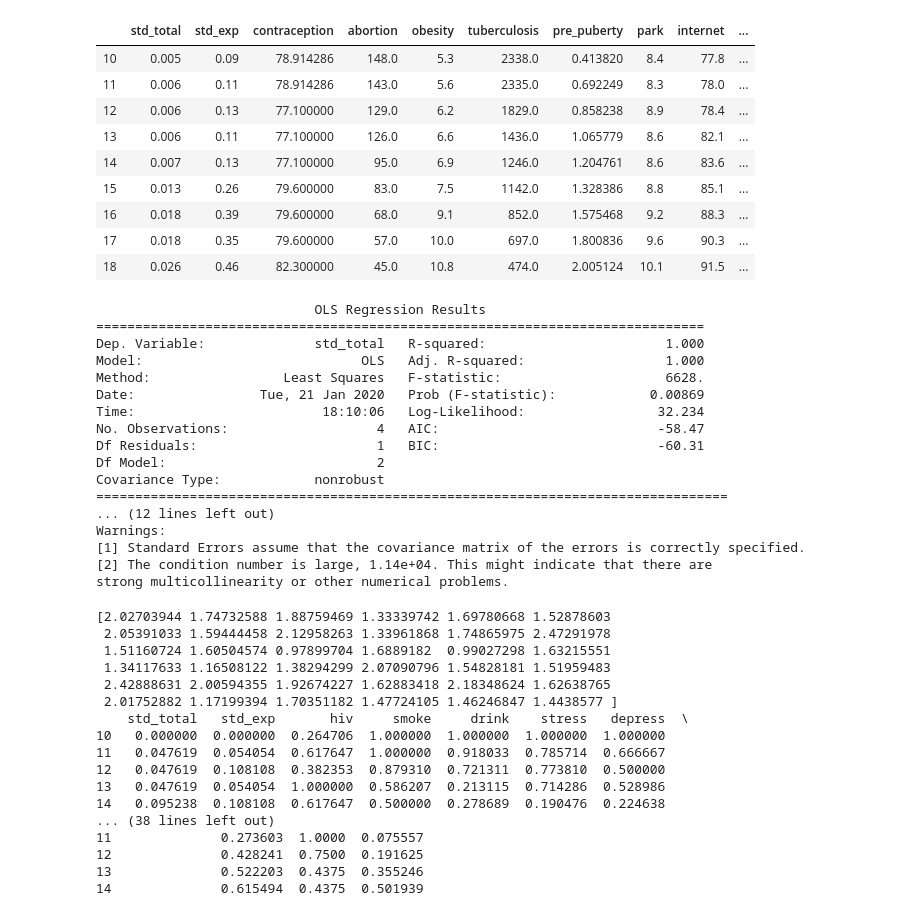
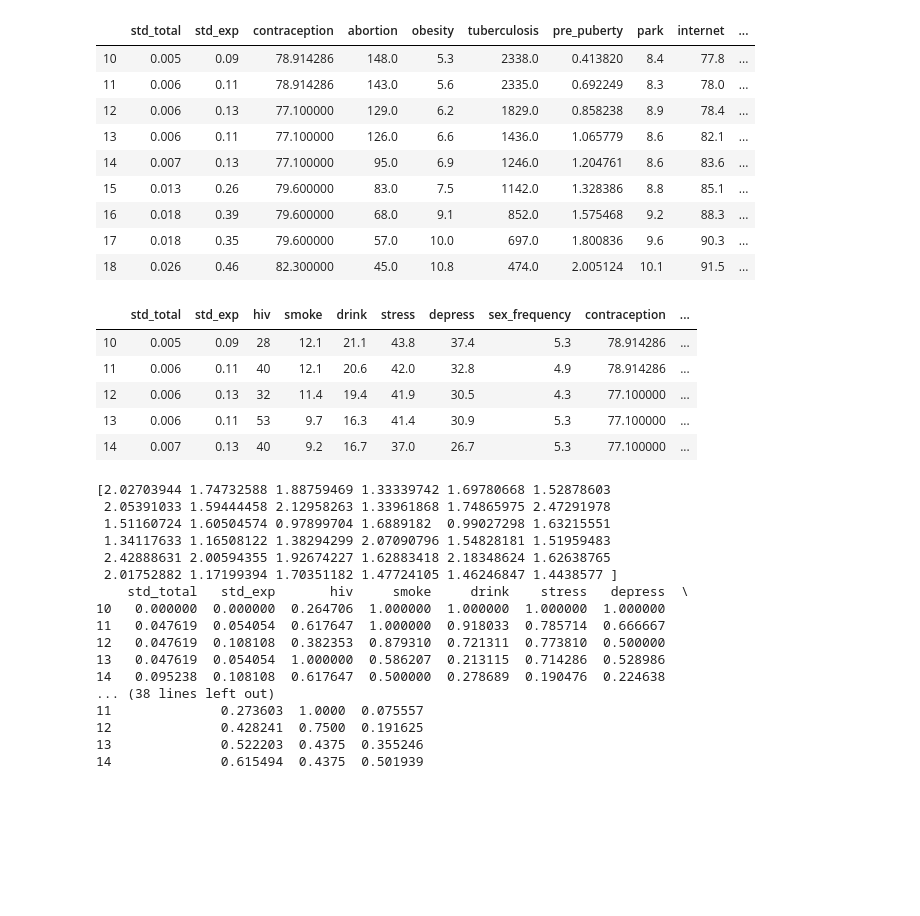
Before and after one commit to ParkJuEun95412/STD_Cause_Analysis, a Jupyter notebook: project(주은-전처리).ipynb, the cells around one changed output. Cells and saved outputs as stored; diff of their text form; code cells hidden in the pictures; blank space fills up the shorter version.

```diff
--- a/project(주은-전처리).ipynb
+++ b/project(주은-전처리).ipynb
@@ -189,40 +189,18 @@ df_ext
 | 16 | 0.018 | 0.39 | 79.600000 | 68.0 | 9.1 | 852.0 | 1.575468 | 9.2 | 88.3 | ... |
 | 17 | 0.018 | 0.35 | 79.600000 | 57.0 | 10.0 | 697.0 | 1.800836 | 9.6 | 90.3 | ... |
 | 18 | 0.026 | 0.46 | 82.300000 | 45.0 | 10.8 | 474.0 | 2.005124 | 10.1 | 91.5 | ... |
-# %%
-from sklearn.model_selection import train_test_split
-import statsmodels.api as sm
-
-def get_model(seed):
-        df_train,df_test=train_test_split(df,test_size=0.5,random_state=seed)
-        model=sm.OLS.from_formula("std_total ~ contraception+abortion",data=df_train)
-        return df_train,df_test,model.fit()
-
-df_train,df_test,result=get_model(3)
-print(result.summary())
-# %% [output]
-                            OLS Regression Results
-==============================================================================
-Dep. Variable:              std_total   R-squared:                       1.000
-Model:                            OLS   Adj. R-squared:                  1.000
-Method:                 Least Squares   F-statistic:                     6628.
-Date:                Tue, 21 Jan 2020   Prob (F-statistic):            0.00869
-Time:                        18:10:06   Log-Likelihood:                 32.234
-No. Observations:                   4   AIC:                            -58.47
-Df Residuals:                       1   BIC:                            -60.31
-Df Model:                           2
-Covariance Type:            nonrobust
-=================================================================================
-... (12 lines left out)
-Warnings:
-[1] Standard Errors assume that the covariance matrix of the errors is correctly specified.
-[2] The condition number is large, 1.14e+04. This might indicate that there are
-strong multicollinearity or other numerical problems.
 # %%
-# #standarization
-# from sklearn.preprocessing import StandardScaler
-# std_scaler=StandardScaler()
-# df.head()
+#standarization
+from sklearn.preprocessing import StandardScaler
+std_scaler=StandardScaler()
+df.head()
+# %% [output]
+|  | std_total | std_exp | hiv | smoke | drink | stress | depress | sex_frequency | contraception | ... |
+| 10 | 0.005 | 0.09 | 28 | 12.1 | 21.1 | 43.8 | 37.4 | 5.3 | 78.914286 | ... |
+| 11 | 0.006 | 0.11 | 40 | 12.1 | 20.6 | 42.0 | 32.8 | 4.9 | 78.914286 | ... |
+| 12 | 0.006 | 0.13 | 32 | 11.4 | 19.4 | 41.9 | 30.5 | 4.3 | 77.100000 | ... |
+| 13 | 0.006 | 0.11 | 53 | 9.7 | 16.3 | 41.4 | 30.9 | 5.3 | 77.100000 | ... |
+| 14 | 0.007 | 0.13 | 40 | 9.2 | 16.7 | 37.0 | 26.7 | 5.3 | 77.100000 | ... |
 # %%
 #Min-Max
 from sklearn.preprocessing import MinMaxScaler
```
Also changed, not shown: parts of 8 cells of this notebook, 1 other file.
